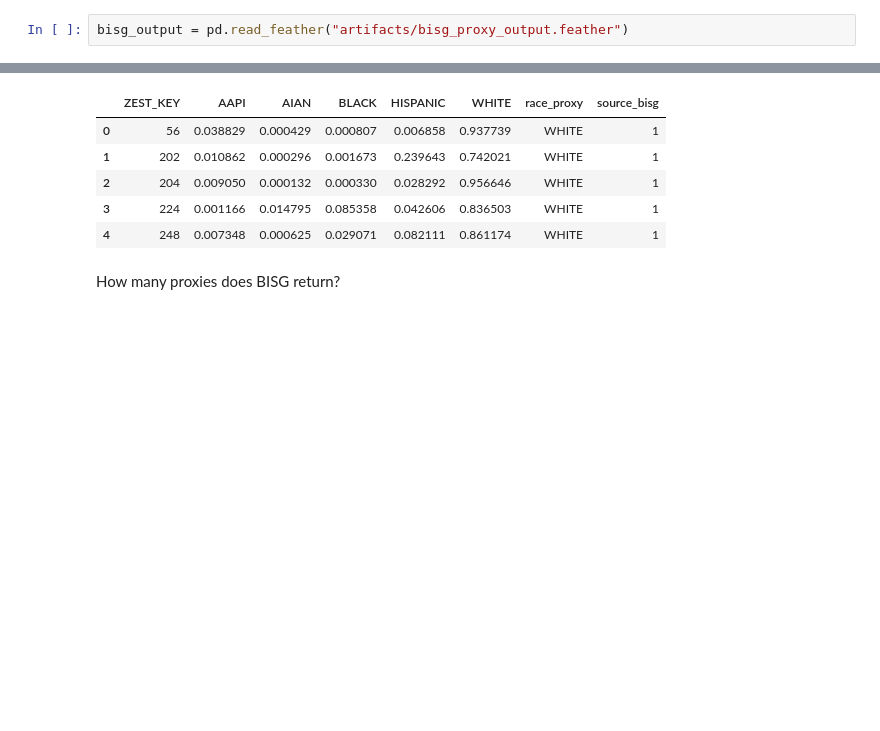
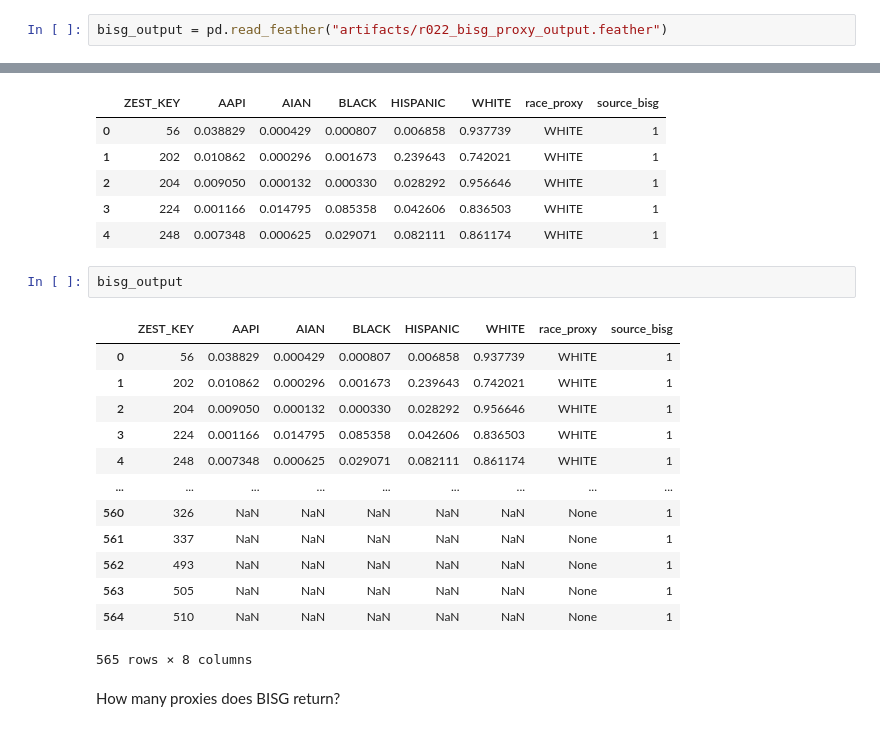
Before and after one commit to zestai/zrp, a Jupyter notebook: examples/ZRP-Tutorial.ipynb, the cells around one changed output, grey strips where cells are left out. Drawn from its saved outputs; the diff is of its cells as text; blank space fills up the shorter version.

```diff
--- a/examples/ZRP-Tutorial.ipynb
+++ b/examples/ZRP-Tutorial.ipynb
@@ -218,7 +243,7 @@ zrp_output.nlargest(10, "BLACK")
 # %% [markdown]
 BISG proxies are saved by default when `ZRP` is ran. Below we import the BISG proxies in.
 # %%
-bisg_output = pd.read_feather("artifacts/bisg_proxy_output.feather")
+bisg_output = pd.read_feather("artifacts/r022_bisg_proxy_output.feather")
 # %%
 bisg_output.head()
 # %% [output]
@@ -228,6 +253,22 @@ bisg_output.head()
 | 2 | 204 | 0.009050 | 0.000132 | 0.000330 | 0.028292 | 0.956646 | WHITE | 1 |
 | 3 | 224 | 0.001166 | 0.014795 | 0.085358 | 0.042606 | 0.836503 | WHITE | 1 |
 | 4 | 248 | 0.007348 | 0.000625 | 0.029071 | 0.082111 | 0.861174 | WHITE | 1 |
+# %%
+bisg_output
+# %% [output]
+|  | ZEST_KEY | AAPI | AIAN | BLACK | HISPANIC | WHITE | race_proxy | source_bisg |
+| 0 | 56 | 0.038829 | 0.000429 | 0.000807 | 0.006858 | 0.937739 | WHITE | 1 |
+| 1 | 202 | 0.010862 | 0.000296 | 0.001673 | 0.239643 | 0.742021 | WHITE | 1 |
+| 2 | 204 | 0.009050 | 0.000132 | 0.000330 | 0.028292 | 0.956646 | WHITE | 1 |
+| 3 | 224 | 0.001166 | 0.014795 | 0.085358 | 0.042606 | 0.836503 | WHITE | 1 |
+| 4 | 248 | 0.007348 | 0.000625 | 0.029071 | 0.082111 | 0.861174 | WHITE | 1 |
+| ... | ... | ... | ... | ... | ... | ... | ... | ... |
+| 560 | 326 | NaN | NaN | NaN | NaN | NaN | None | 1 |
+| 561 | 337 | NaN | NaN | NaN | NaN | NaN | None | 1 |
+| 562 | 493 | NaN | NaN | NaN | NaN | NaN | None | 1 |
+| 563 | 505 | NaN | NaN | NaN | NaN | NaN | None | 1 |
+| 564 | 510 | NaN | NaN | NaN | NaN | NaN | None | 1 |
+565 rows × 8 columns
 # %% [markdown]
 How many proxies does BISG return?
 # %%
```
Also changed, not shown: parts of 8 cells of this notebook.
